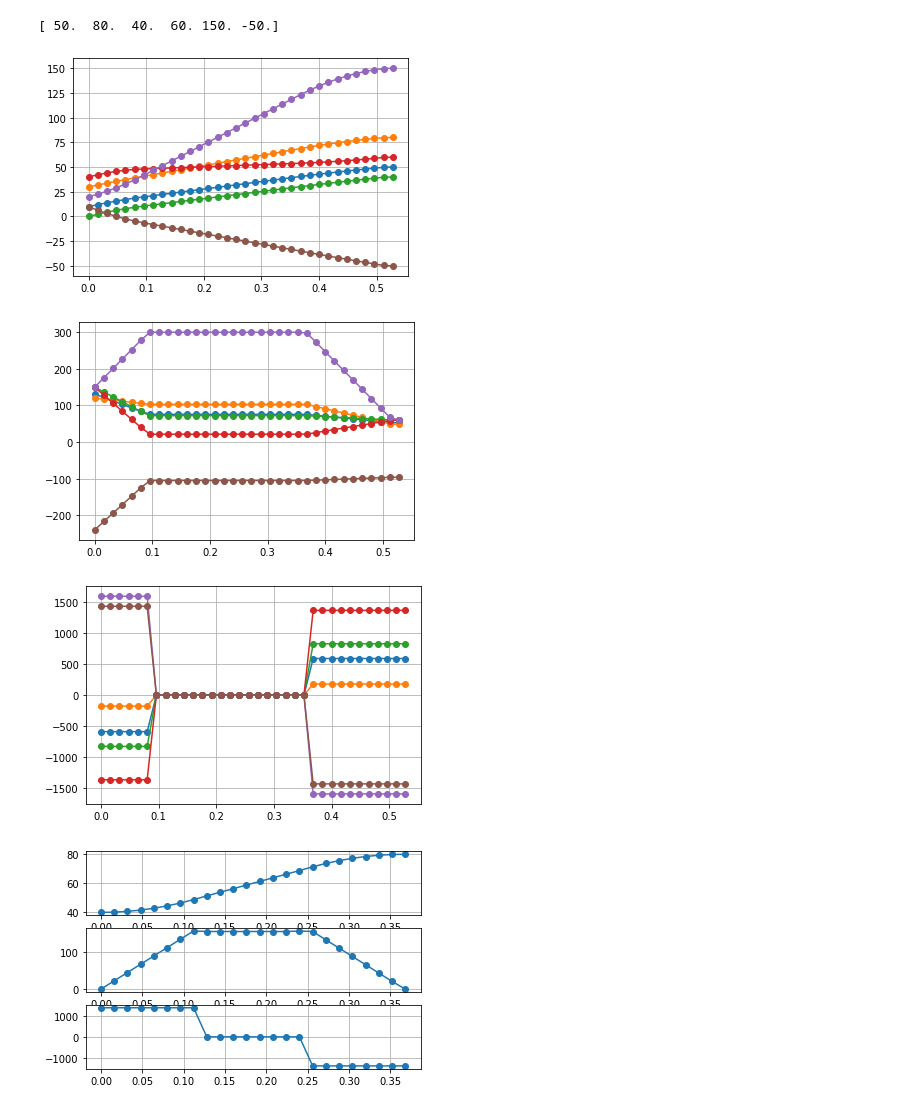
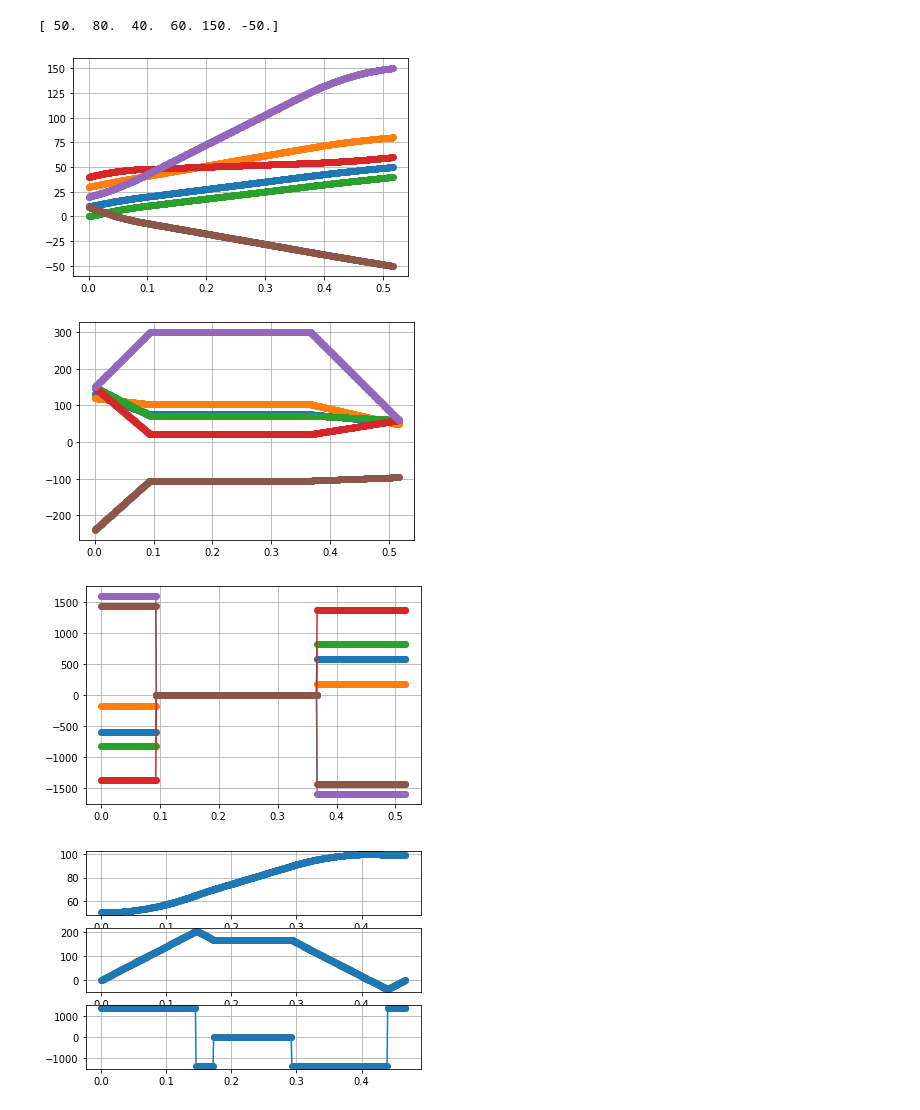
Before and after one commit to szmlb/tvpp, a Jupyter notebook: tvpp_notebook.ipynb, the cells around one changed output. Saved outputs shown, nothing was run; the diff lists cells and outputs as text; code cells hidden in the pictures.

```diff
--- a/tvpp_notebook.ipynb
+++ b/tvpp_notebook.ipynb
@@ -4,7 +4,7 @@ import numpy as np
 import matplotlib.pyplot as plt
 # %%
 dof = 6
-ts = 0.016
+ts = 0.001
 vmax = np.zeros(dof) # rad/s
 DEG2RAD = np.pi / 180.0
 vmax[0] = 262.5 * DEG2RAD
@@ -186,40 +186,40 @@ for i in range(dof):
     plt.plot(tdata, adata[i], '-o')
 # %% [output]
 [ 50.  80.  40.  60. 150. -50.]
-[figure, old version]
+[figure, new version]
-[figure, old version]
+[figure, new version]
-[figure, old version]
+[figure, new version]
 # %%
 # example 3.1: single-axis multi-motion TVPP
-#q0 = 50.0 * DEG2RAD
-#q1 = 80.0 * DEG2RAD
-#q2 = 100.0 * DEG2RAD
-#qn = 99.0 * DEG2RAD
-#waypoints = [q0, q1, q2, qn]
+q0 = 50.0 * DEG2RAD
+q1 = 80.0 * DEG2RAD
+q2 = 100.0 * DEG2RAD
+qn = 99.0 * DEG2RAD
+waypoints = [q0, q1, q2, qn]
 
-q0 = 40.0 * DEG2RAD
-q1 = 60.0 * DEG2RAD
-qn = 80.0 * DEG2RAD
-waypoints = [q0, q1, qn]
+#q0 = 40.0 * DEG2RAD
+#q1 = 60.0 * DEG2RAD
+#qn = 80.0 * DEG2RAD
+#waypoints = [q0, q1, qn]
 
 tdata, qdata, vdata, adata = _tvpp.getSingleAxisMultiMotionProfile(0, waypoints, tvpp.BlendingType.addingblend)
 qdata = np.array(qdata) / DEG2RAD
 vdata = np.array(vdata) / DEG2RAD
 adata = np.array(adata) / DEG2RAD
 
 plt.figure()
 plt.subplot(3, 1, 1)
 plt.plot(tdata, qdata, '-o')
 plt.grid()
 plt.subplot(3, 1, 2)
 plt.plot(tdata, vdata, '-o')
 plt.grid()
 plt.subplot(3, 1, 3)
 plt.plot(tdata, adata, '-o')
 plt.grid()
 plt.show()
 # %% [output]
-[figure, old version]
+[figure, new version]
 # %%
 # example 3.2: single-axis multi-motion TVPP with non-zero v0 and vn
 q0 = 50.0 * DEG2RAD
```
Also changed, not shown: parts of 6 cells of this notebook, 1 other file.
